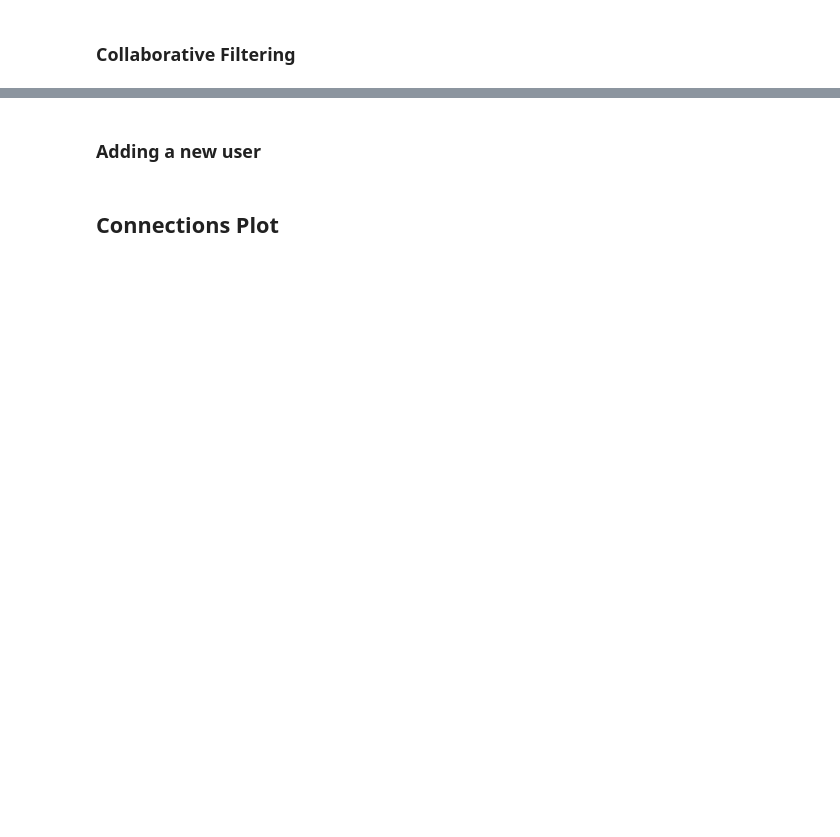
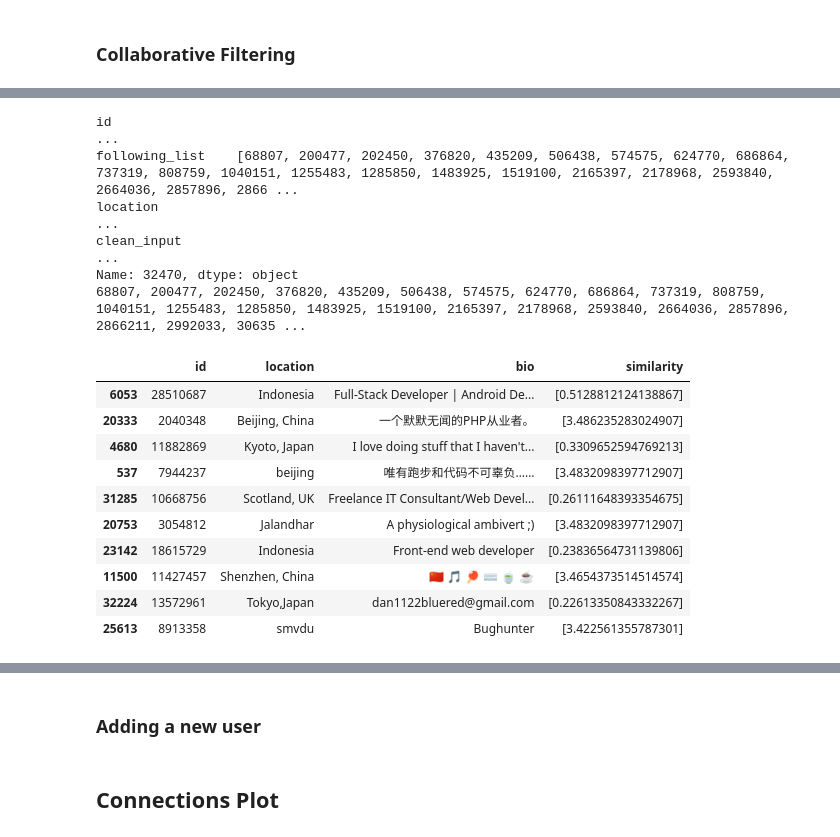
Before and after one commit to JsnSwny/Coreer-Recommender-System, a Jupyter notebook: notebooks/exploration.ipynb, the cells around one changed output, grey strips where cells are left out. Drawn from its saved outputs; the diff is of its cells as text; code cells hidden in the pictures; blank space fills up the shorter version.

Commit message:
Implemented function to display top 10 recommendations, combining collaborative and content-based recommendations

```diff
--- a/notebooks/exploration.ipynb
+++ b/notebooks/exploration.ipynb
@@ -316,21 +313,11 @@ def similarity_by_content(sim):
     sorted_scores=sorted(scores,key=lambda x:x[1], reverse=True)
     return sorted_scores[0:5]
 # %%
-# Using User 2000
-
 from sklearn.preprocessing import normalize
 
-# def normalize(arr, t_min, t_max):
-#     norm_arr = []
-#     diff = t_max - t_min
-#     diff_arr = max(arr) - min(arr)
-#     for i in arr:
-#         temp = (((i - min(arr))*diff)/diff_arr) + t_min
-#         norm_arr.append(temp)
-#     return norm_arr
-
-# 20% weight for each user
 def top_5_similarities(following_list, weight=1):
+    vec = TfidfVectorizer(strip_accents="unicode", stop_words="english", min_df=3)
+    vecs = vec.fit_transform(df["clean_input"].apply(lambda x: str(x)))
     arr_list = []
     for user in following_list:
         sim = cosine_similarity(vecs, vecs[user])
@@ -343,7 +330,3 @@ def top_5_similarities(following_list, weight=1):
 def get_recent_follows(user):
     following = df.loc[user].following_list
     return [df[df["id"] == i].index[0] for i in following if not df[df["id"] == i].empty]
-
-# user_sim = top_5_similarities(get_recent_follows(16000), 0.2)
-
-# similarity_by_content(user_sim)
@@ -391,13 +334,0 @@ cf_df = pd.get_dummies(rs_df_exploded).groupby(level=0).sum()
-# %%
-import pandas as pd
-from sklearn.preprocessing import MultiLabelBinarizer
-# Create a MultiLabelBinarizer object
-mlb = MultiLabelBinarizer()
-
-# Fit the object on the following column and transform it into a sparse matrix
-sparse_matrix = mlb.fit_transform(df['following_list'])
-# %%
-test_df = pd.DataFrame({"id": [1, 2, 3, 4, 5], "following_list": [[3, 2], [], [1], [5, 3, 1], []]})
-sparse_matrix = mlb.fit_transform(test_df['following_list'])
-
-sparse_matrix
@@ -448,8 +364,7 @@ def recommend(user):
     user_sim = top_5_similarities(get_recent_follows(user), 0.2)
     collaborative_f = recommend_by_following(user)
     content_f = similarity_by_content(user_sim)
-    print(collaborative_f)
-    print(content_f)
-    [i for i in ]
+    combined = [x for pair in zip(collaborative_f, content_f) for x in pair]
+    return combined
 recommend(7)
 # %% [output]
@@ -476,15 +381,36 @@ Name: 21407, dtype: object
 # %%
-def get_n_recommendations(n, user_id):
+def get_n_recommendations(user_id, n=10):
+    print(df.iloc[user_id][["id", "following_list", "location", "clean_input"]])
+    for i in df.iloc[user_id]["following_list"]:
+        print(f"{i}, ", sep=' ', end='', flush=True)
     rec_list = []
     top_10_list = recommend(user_id)
     top_10_list_ids = [i[0] for i in top_10_list]
     for i in top_10_list:
         rec_list.append(df.iloc[i[0]])
     top_10_df = pd.concat(rec_list, axis=1).transpose()
     top_10_df["similarity"] = [i[1] for i in top_10_list]
-    top_10_df = top_10_df[["following_list", "similarity"]]
+    top_10_df = top_10_df[["id", "location", "bio", "similarity"]]
     return top_10_df
 
 
-top_10_df = get_top_10(909, sim)
+top_10_df = get_n_recommendations(32493)
 top_10_df
+# %% [output]
+id                                                                                                                                                                                                       ...
+following_list    [68807, 200477, 202450, 376820, 435209, 506438, 574575, 624770, 686864, 737319, 808759, 1040151, 1255483, 1285850, 1483925, 1519100, 2165397, 2178968, 2593840, 2664036, 2857896, 2866 ...
+location                                                                                                                                                                                                 ...
+clean_input                                                                                                                                                                                              ...
+Name: 32470, dtype: object
+68807, 200477, 202450, 376820, 435209, 506438, 574575, 624770, 686864, 737319, 808759, 1040151, 1255483, 1285850, 1483925, 1519100, 2165397, 2178968, 2593840, 2664036, 2857896, 2866211, 2992033, 30635 ...
+|  | id | location | bio | similarity |
+| 6053 | 28510687 | Indonesia | Full-Stack Developer | Android De... | [0.5128812124138867] |
+| 20333 | 2040348 | Beijing, China | 一个默默无闻的PHP从业者。 | [3.486235283024907] |
+| 4680 | 11882869 | Kyoto, Japan | I love doing stuff that I haven't... | [0.3309652594769213] |
+| 537 | 7944237 | beijing | 唯有跑步和代码不可辜负…… | [3.4832098397712907] |
+| 31285 | 10668756 | Scotland, UK | Freelance IT Consultant/Web Devel... | [0.26111648393354675] |
+| 20753 | 3054812 | Jalandhar | A physiological ambivert ;) | [3.4832098397712907] |
+| 23142 | 18615729 | Indonesia | Front-end web developer | [0.23836564731139806] |
+| 11500 | 11427457 | Shenzhen, China | 🇨🇳 🎵 🏓 ⌨️ 🍵 ☕️ | [3.4654373514514574] |
+| 32224 | 13572961 | Tokyo,Japan | dan1122bluered@gmail.com | [0.22613350843332267] |
+| 25613 | 8913358 | smvdu | Bughunter | [3.422561355787301] |
```
Also changed, not shown: parts of 13 cells of this notebook.
